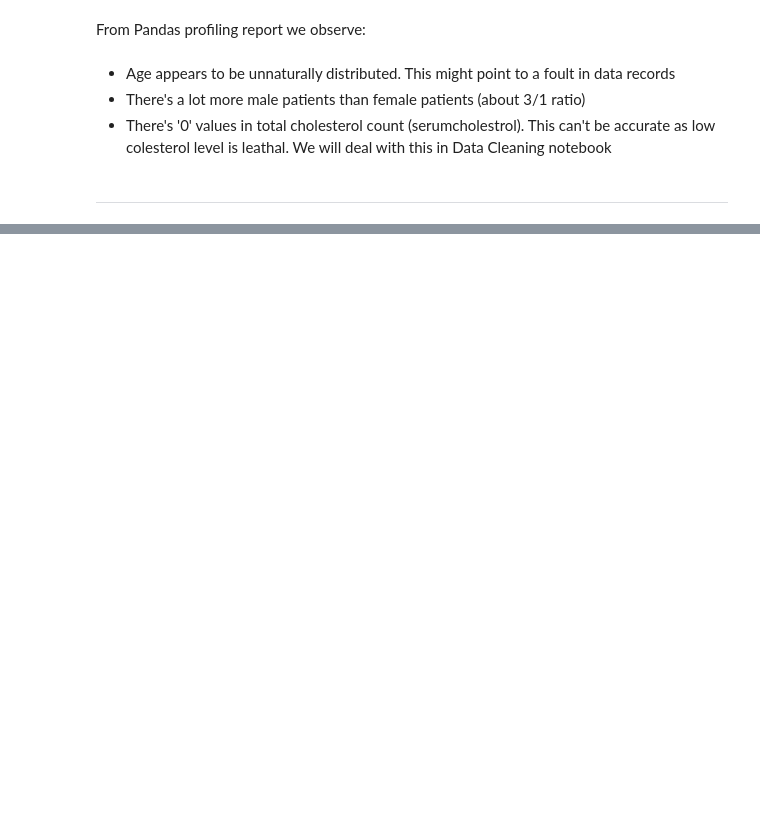
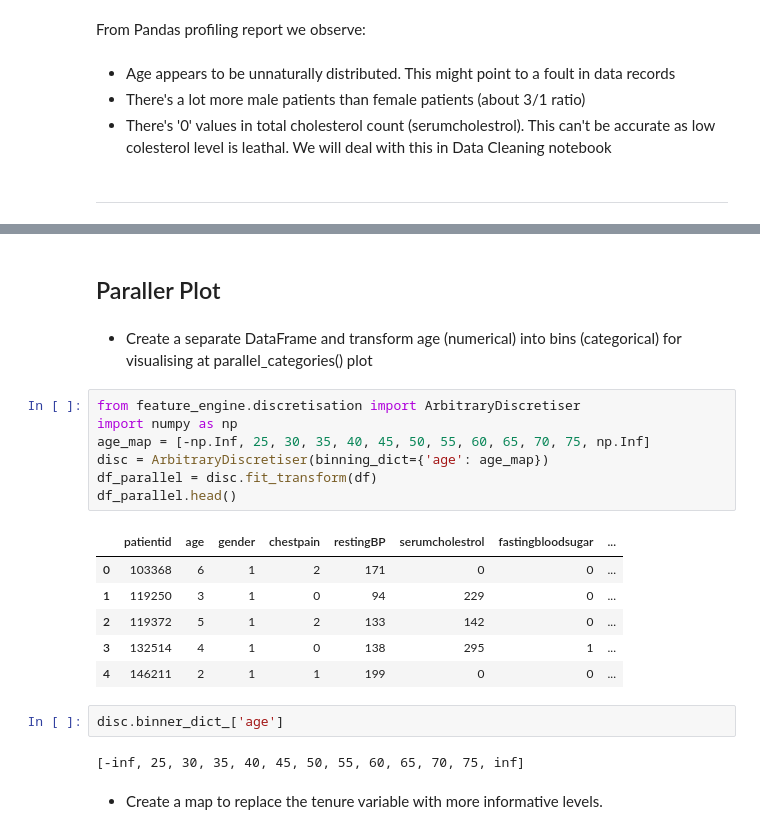
Before and after one commit to SimasJakubenas/cd-prediction-pp5, a Jupyter notebook: jupyter_notebooks/02 - Heart Disease Study.ipynb, the cells around one changed output, grey strips where cells are left out. Drawn from its saved outputs; the diff is of its cells as text; blank space fills up the shorter version.

```diff
--- a/jupyter_notebooks/02 - Heart Disease Study.ipynb
+++ b/jupyter_notebooks/02 - Heart Disease Study.ipynb
@@ -91,0 +196,24 @@ except Exception as e:
+# %% [markdown]
+## Paraller Plot
+# %% [markdown]
+* Create a separate DataFrame and transform age (numerical) into bins (categorical) for visualising at parallel_categories() plot
+# %%
+from feature_engine.discretisation import ArbitraryDiscretiser
+import numpy as np
+age_map = [-np.Inf, 25, 30, 35, 40, 45, 50, 55, 60, 65, 70, 75, np.Inf]
+disc = ArbitraryDiscretiser(binning_dict={'age': age_map})
+df_parallel = disc.fit_transform(df)
+df_parallel.head()
+# %% [output]
+|  | patientid | age | gender | chestpain | restingBP | serumcholestrol | fastingbloodsugar | ... |
+| 0 | 103368 | 6 | 1 | 2 | 171 | 0 | 0 | ... |
+| 1 | 119250 | 3 | 1 | 0 | 94 | 229 | 0 | ... |
+| 2 | 119372 | 5 | 1 | 2 | 133 | 142 | 0 | ... |
+| 3 | 132514 | 4 | 1 | 0 | 138 | 295 | 1 | ... |
+| 4 | 146211 | 2 | 1 | 1 | 199 | 0 | 0 | ... |
+# %%
+disc.binner_dict_['age']
+# %% [output]
+[-inf, 25, 30, 35, 40, 45, 50, 55, 60, 65, 70, 75, inf]
+# %% [markdown]
+* Create a map to replace the tenure variable with more informative levels.
```
Also changed, not shown: parts of 26 cells of this notebook, 1 other file.
